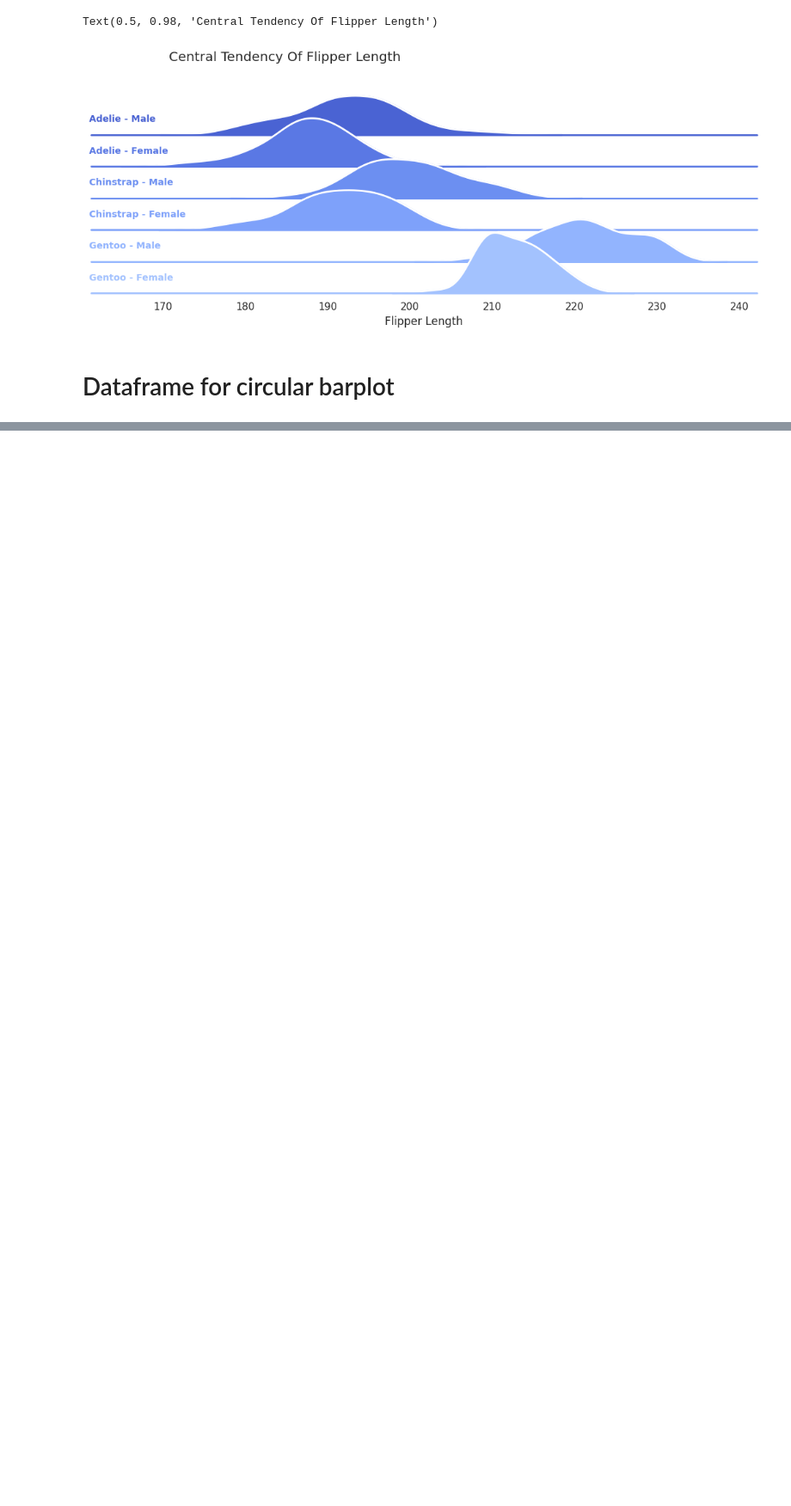
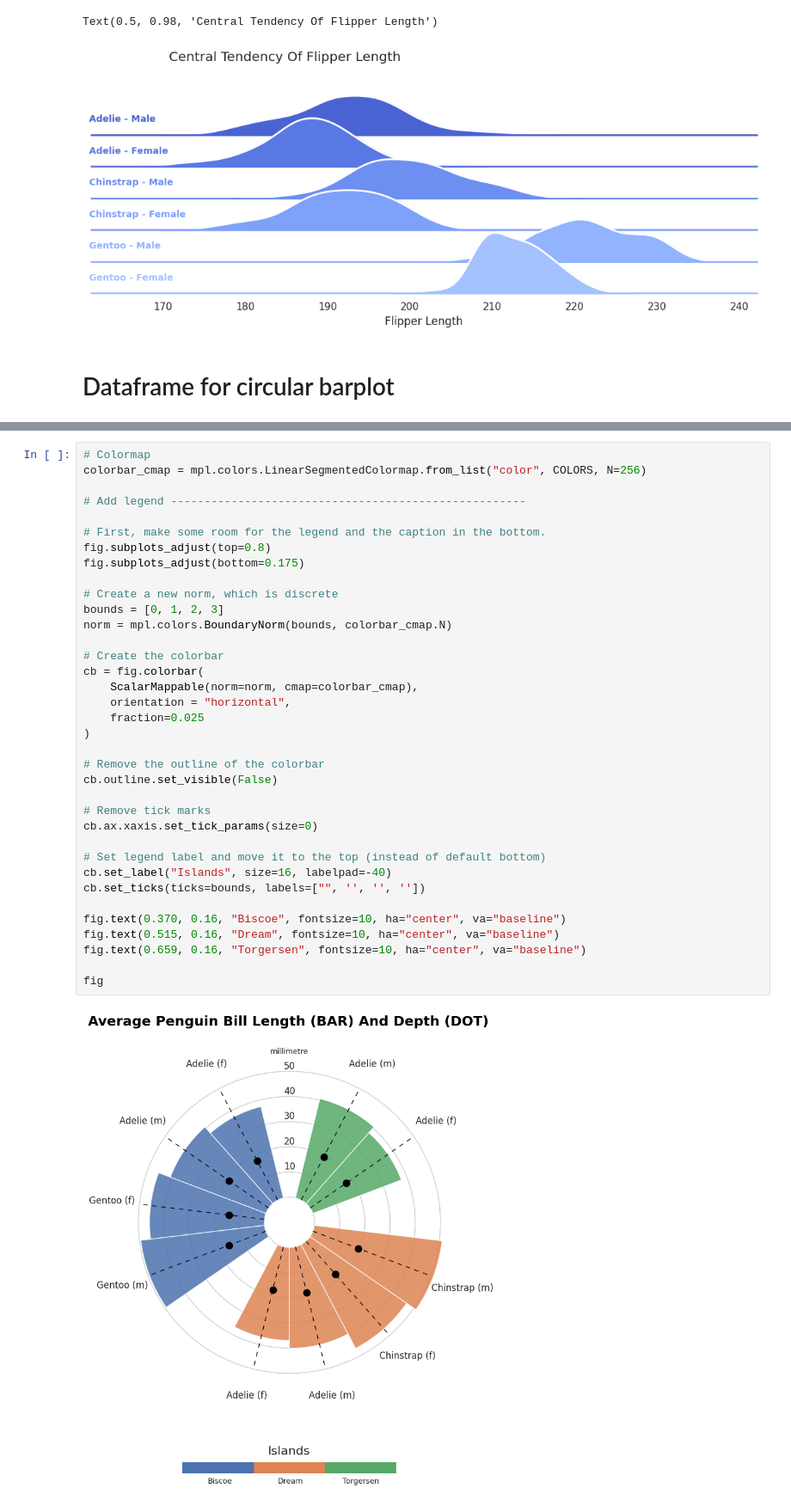
Before and after one commit to tanchu-git/penguins-python-visualization, a Jupyter notebook: penguins_visualization.ipynb, the cells around one changed output, grey strips where cells are left out. Shown at 86% size. Drawn from its saved outputs; the diff is of its cells as text; blank space fills up the shorter version.

```diff
--- a/penguins_visualization.ipynb
+++ b/penguins_visualization.ipynb
@@ -213,0 +236,38 @@ fig.text(0.1, 0.83, title, fontsize=18, color="black", weight="bold", ha="left",
+# %%
+# Colormap
+colorbar_cmap = mpl.colors.LinearSegmentedColormap.from_list("color", COLORS, N=256)
+
+# Add legend -----------------------------------------------------
+
+# First, make some room for the legend and the caption in the bottom.
+fig.subplots_adjust(top=0.8)
+fig.subplots_adjust(bottom=0.175)
+
+# Create a new norm, which is discrete
+bounds = [0, 1, 2, 3]
+norm = mpl.colors.BoundaryNorm(bounds, colorbar_cmap.N)
+
+# Create the colorbar
+cb = fig.colorbar(
+    ScalarMappable(norm=norm, cmap=colorbar_cmap),
+    orientation = "horizontal",
+    fraction=0.025
+)
+
+# Remove the outline of the colorbar
+cb.outline.set_visible(False)
+
+# Remove tick marks
+cb.ax.xaxis.set_tick_params(size=0)
+
+# Set legend label and move it to the top (instead of default bottom)
+cb.set_label("Islands", size=16, labelpad=-40)
+cb.set_ticks(ticks=bounds, labels=["", '', '', ''])
+
+fig.text(0.370, 0.16, "Biscoe", fontsize=10, ha="center", va="baseline")
+fig.text(0.515, 0.16, "Dream", fontsize=10, ha="center", va="baseline")
+fig.text(0.659, 0.16, "Torgersen", fontsize=10, ha="center", va="baseline")
+
+fig
+# %% [output]
+[figure, added]
```
Also changed, not shown: parts of 5 cells of this notebook.
